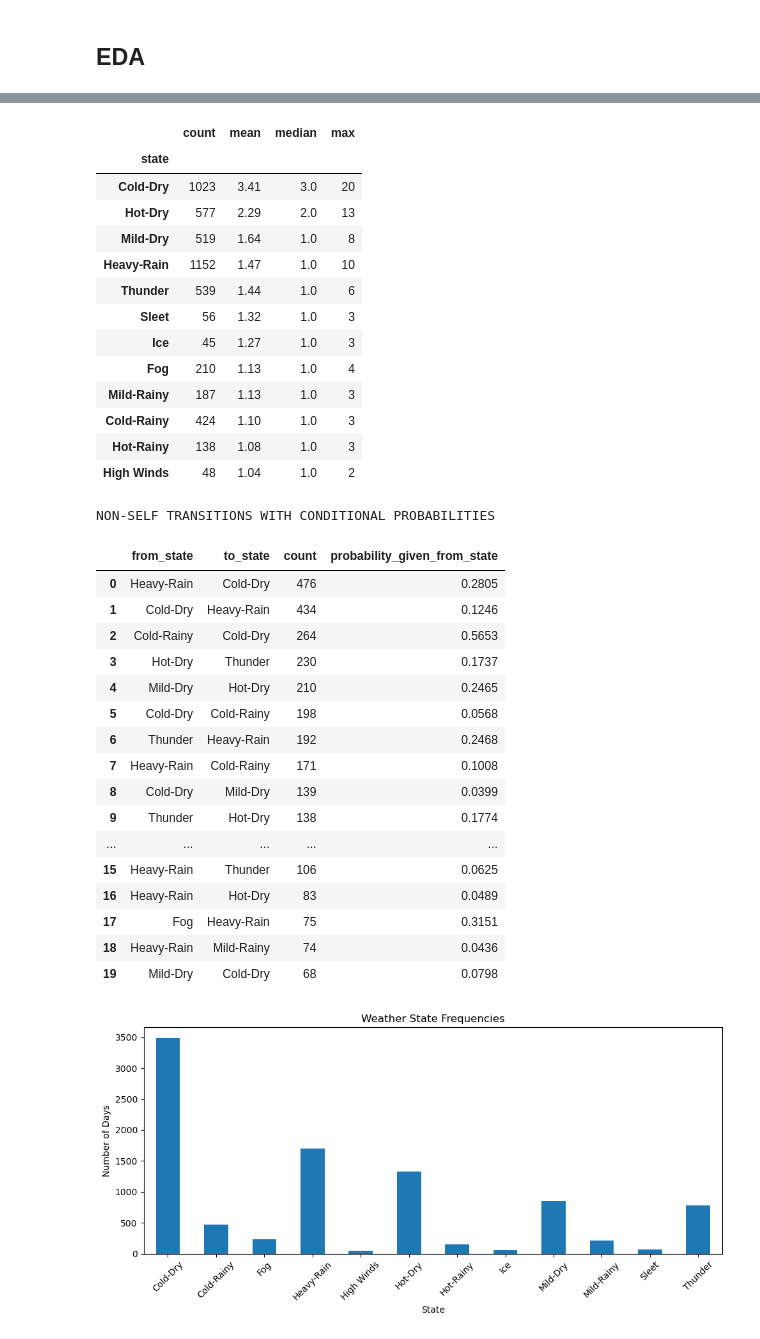
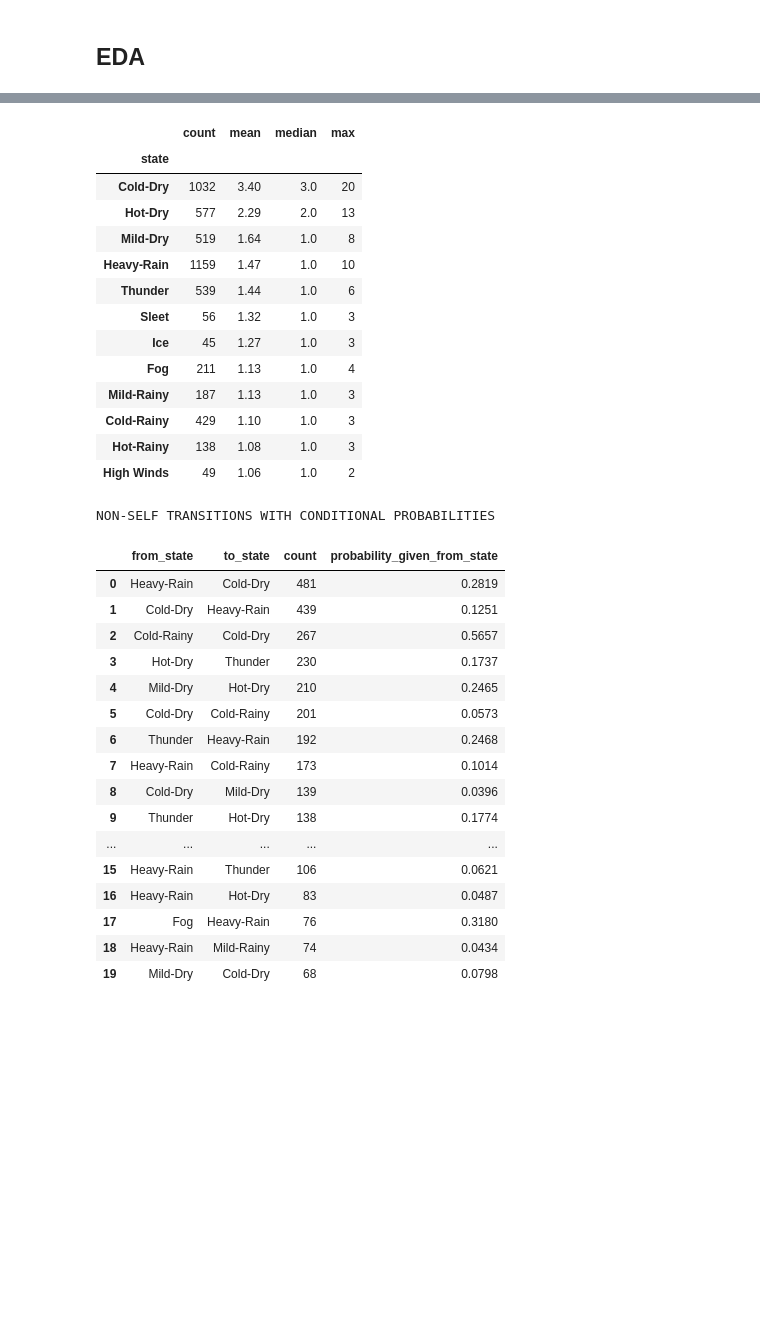
Before and after one commit to anatalucci/Stochastic-Decision-Modeling-Project, a Jupyter notebook: scripts/StochEDA.ipynb, the cells around one changed output, grey strips where cells are left out. Saved outputs shown, nothing was run; the diff lists cells and outputs as text; code cells hidden in the pictures; blank space fills up the shorter version.

```diff
--- a/scripts/StochEDA.ipynb
+++ b/scripts/StochEDA.ipynb
@@ -48,9 +6,0 @@ def classify_weather(row):
-# %%
-df["state"] = df.apply(classify_weather, axis=1)
-# %%
-df["next_day"] = df["state"].shift(-1)
-df["next_2_days"] = df["state"].shift(-2)
-df["next_week"] = df["state"].shift(-7)
-df["next_2_weeks"] = df["state"].shift(-14)
-# %%
-df = df.dropna(subset=["next_day", "next_2_days", "next_week", "next_2_weeks"])
@@ -103,13 +51,13 @@ weather_counts_df = df.copy()
 weather_counts_df["DATE"] = pd.to_datetime(weather_counts_df["DATE"])
 weather_counts_df["year"] = weather_counts_df["DATE"].dt.year
 
-state_order = list(transition_matrix.index)
-
 transition_matrix = pd.crosstab(
     df["state"],
-    df["next_day"],
+    df["next_state"],
     normalize="index"
 )
+
+state_order = list(transition_matrix.index)
 
 # aggregate counts
 aggregate_counts = (
@@ -198,7 +146,7 @@ eda_df = eda_df.dropna(subset=["state"]).copy()
 
 state_order = list(transition_matrix.index)
 
-transition_counts = pd.crosstab(eda_df["state"], eda_df["next_day"]).reindex(
+transition_counts = pd.crosstab(eda_df["state"], eda_df["next_state"]).reindex(
     index=state_order,
     columns=list(transition_matrix.columns),
     fill_value=0
@@ -225,7 +173,7 @@ for s in off_diag.index:
 common_transitions = (
     off_diag.stack()
     .reset_index()
-    .rename(columns={"state": "from_state", "next_day": "to_state", 0: "count"})
+    .rename(columns={"state": "from_state", "next_state": "to_state", 0: "count"})
     .sort_values("count", ascending=False)
     .reset_index(drop=True)
 )
@@ -276,7 +224,8 @@ plt.xlabel("State")
 plt.ylabel("Number of Days")
 plt.xticks(rotation=45)
 plt.tight_layout()
-plt.show()
+plt.savefig("../outputs/EDA/weather_state_freqeuncies.png")
+plt.close()
 
 # self-transition probabilities
 plt.figure(figsize=(10, 5))
@@ -286,7 +235,9 @@ plt.xlabel("State")
 plt.ylabel("Probability of Remaining in Same State")
 plt.xticks(rotation=45)
 plt.tight_layout()
-plt.show()
+plt.savefig("../outputs/EDA/self_transition_probability.png")
+plt.close()
+
 
 # average run length by state
 plt.figure(figsize=(10, 5))
@@ -296,7 +247,8 @@ plt.xlabel("State")
 plt.ylabel("Average Consecutive Days")
 plt.xticks(rotation=45)
 plt.tight_layout()
-plt.show()
+plt.savefig("../outputs/EDA/average_run_length.png")
+plt.close()
 # %% [output]
 SELF-TRANSITION (PERSISTENCE) PROBABILITIES
 |  | state | self_transition_probability |
@@ -332,34 +284,33 @@ MOST COMMON NON-SELF TRANSITIONS
 RUN LENGTH SUMMARY BY STATE
 |  | count | mean | median | max |
 | state |  |  |  |  |
-| Cold-Dry | 1023 | 3.41 | 3.0 | 20 |
+| Cold-Dry | 1032 | 3.40 | 3.0 | 20 |
 | Hot-Dry | 577 | 2.29 | 2.0 | 13 |
 | Mild-Dry | 519 | 1.64 | 1.0 | 8 |
-| Heavy-Rain | 1152 | 1.47 | 1.0 | 10 |
+| Heavy-Rain | 1159 | 1.47 | 1.0 | 10 |
 | Thunder | 539 | 1.44 | 1.0 | 6 |
 | Sleet | 56 | 1.32 | 1.0 | 3 |
 | Ice | 45 | 1.27 | 1.0 | 3 |
-| Fog | 210 | 1.13 | 1.0 | 4 |
+| Fog | 211 | 1.13 | 1.0 | 4 |
 | Mild-Rainy | 187 | 1.13 | 1.0 | 3 |
-| Cold-Rainy | 424 | 1.10 | 1.0 | 3 |
+| Cold-Rainy | 429 | 1.10 | 1.0 | 3 |
 | Hot-Rainy | 138 | 1.08 | 1.0 | 3 |
-| High Winds | 48 | 1.04 | 1.0 | 2 |
+| High Winds | 49 | 1.06 | 1.0 | 2 |
 NON-SELF TRANSITIONS WITH CONDITIONAL PROBABILITIES
 |  | from_state | to_state | count | probability_given_from_state |
-| 0 | Heavy-Rain | Cold-Dry | 476 | 0.2805 |
-| 1 | Cold-Dry | Heavy-Rain | 434 | 0.1246 |
-| 2 | Cold-Rainy | Cold-Dry | 264 | 0.5653 |
+| 0 | Heavy-Rain | Cold-Dry | 481 | 0.2819 |
+| 1 | Cold-Dry | Heavy-Rain | 439 | 0.1251 |
+| 2 | Cold-Rainy | Cold-Dry | 267 | 0.5657 |
 | 3 | Hot-Dry | Thunder | 230 | 0.1737 |
 | 4 | Mild-Dry | Hot-Dry | 210 | 0.2465 |
-| 5 | Cold-Dry | Cold-Rainy | 198 | 0.0568 |
+| 5 | Cold-Dry | Cold-Rainy | 201 | 0.0573 |
 | 6 | Thunder | Heavy-Rain | 192 | 0.2468 |
-| 7 | Heavy-Rain | Cold-Rainy | 171 | 0.1008 |
-| 8 | Cold-Dry | Mild-Dry | 139 | 0.0399 |
+| 7 | Heavy-Rain | Cold-Rainy | 173 | 0.1014 |
+| 8 | Cold-Dry | Mild-Dry | 139 | 0.0396 |
 | 9 | Thunder | Hot-Dry | 138 | 0.1774 |
 | ... | ... | ... | ... | ... |
-| 15 | Heavy-Rain | Thunder | 106 | 0.0625 |
-| 16 | Heavy-Rain | Hot-Dry | 83 | 0.0489 |
-| 17 | Fog | Heavy-Rain | 75 | 0.3151 |
-| 18 | Heavy-Rain | Mild-Rainy | 74 | 0.0436 |
+| 15 | Heavy-Rain | Thunder | 106 | 0.0621 |
+| 16 | Heavy-Rain | Hot-Dry | 83 | 0.0487 |
+| 17 | Fog | Heavy-Rain | 76 | 0.3180 |
+| 18 | Heavy-Rain | Mild-Rainy | 74 | 0.0434 |
 | 19 | Mild-Dry | Cold-Dry | 68 | 0.0798 |
-[figure, removed]
```
Also changed, not shown: parts of 7 cells of this notebook, 12 other files.
